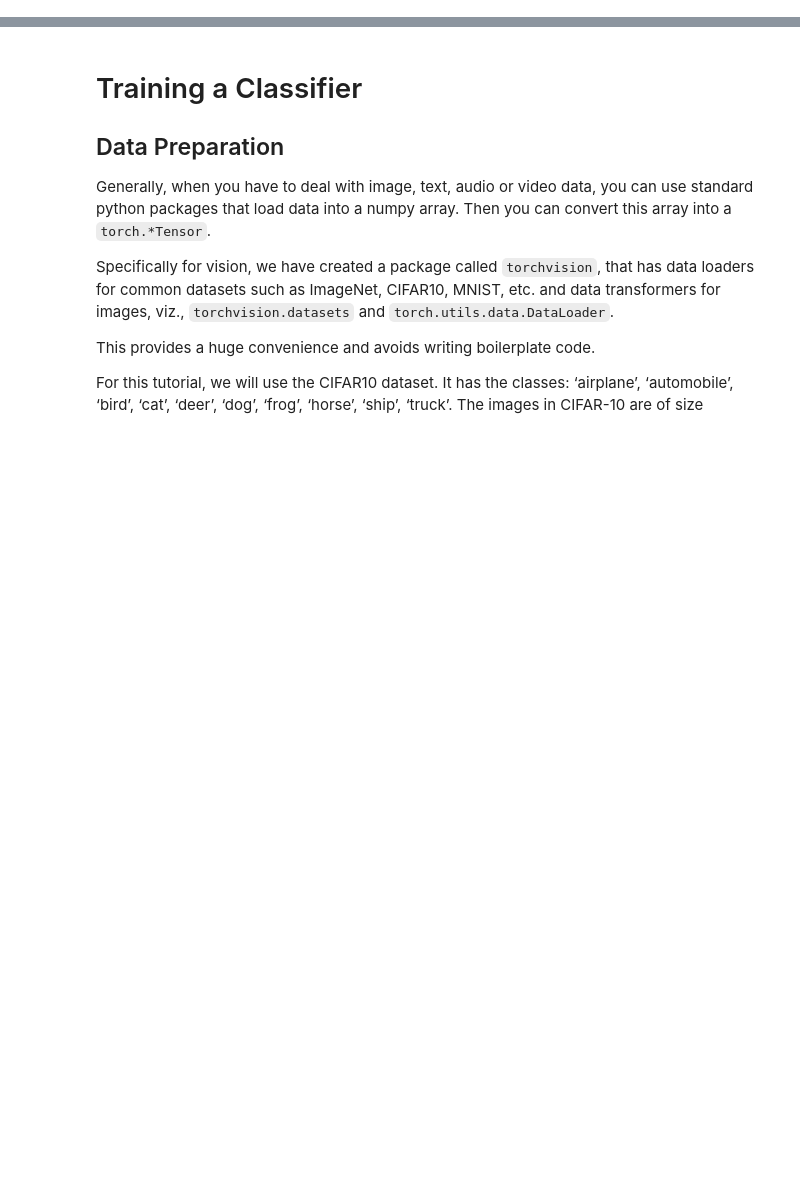
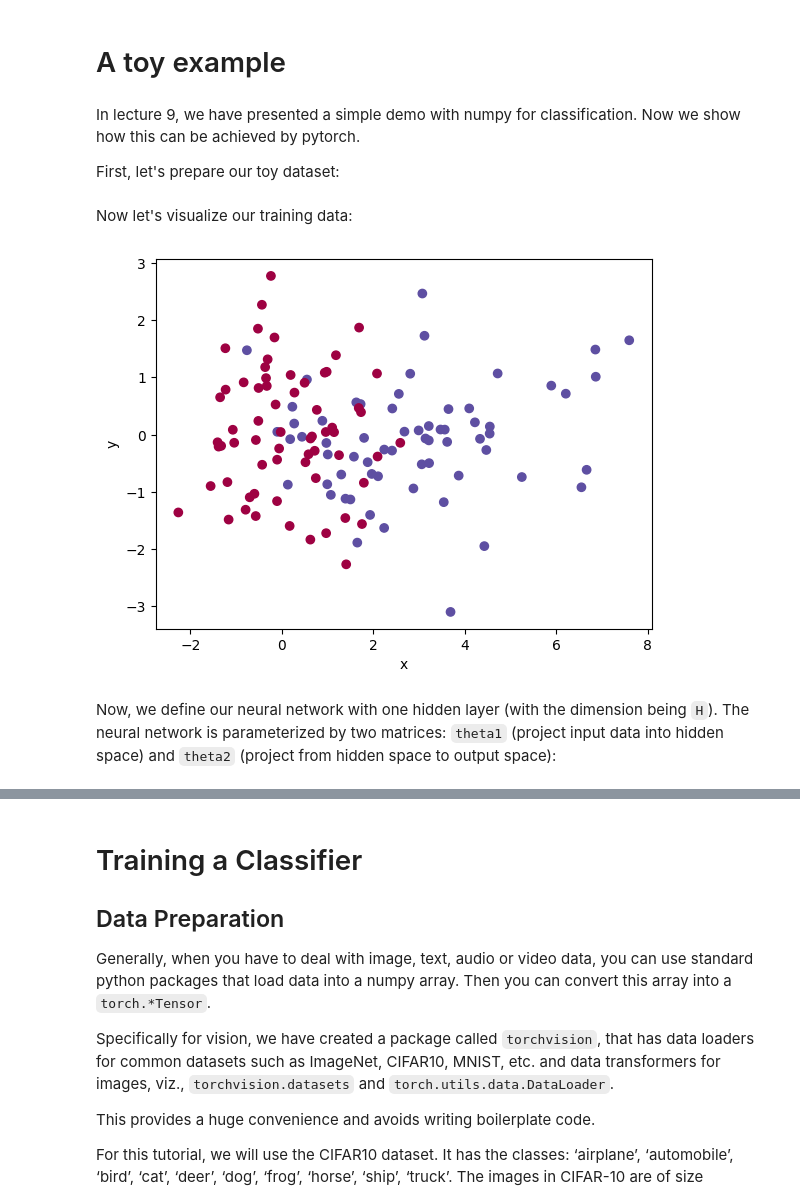
Before and after one commit to nzl-thu/PRMLTA, a Jupyter notebook: cifar10_tutorial.ipynb, the cells around one changed output, grey strips where cells are left out. Cells and saved outputs as stored; diff of their text form; code cells hidden in the pictures; blank space fills up the shorter version.

```diff
--- a/cifar10_tutorial.ipynb
+++ b/cifar10_tutorial.ipynb
@@ -87,0 +133,40 @@ When performing neural network training, we will see a more principled way of cl
+# %% [markdown]
+# A toy example
+# %% [markdown]
+In lecture 9, we have presented a simple demo with numpy for classification. Now we show how this can be achieved by pytorch.
+
+First, let's prepare our toy dataset:
+# %%
+import torch
+from matplotlib import pyplot as plt
+
+# Set random seed for reproducibility
+torch.manual_seed(42)
+
+# Initialize weights and data
+N, Din, H, Dout = 128, 64, 64, 1
+lr = 5e-5
+
+# Training data
+x_train = torch.randn(N, Din)
+y_train = torch.zeros(N, 1)
+x_train[:N // 2, 0] = x_train[:N // 2, 0] * 2 + 3
+y_train[:N // 2, 0] = 1
+
+# Test data
+N_test = N
+x_test = torch.randn(N_test, Din)
+y_test = torch.zeros(N_test, 1)
+x_test[:N_test // 2, 0] = x_test[:N_test // 2, 0] * 2 + 3
+y_test[:N_test // 2, 0] = 1
+# %% [markdown]
+Now let's visualize our training data:
+# %%
+plt.scatter(x_train[:, 0], x_train[:, 1], c=y_train[:, 0], cmap=plt.cm.Spectral)
+plt.xlabel('x')
+plt.ylabel('y')
+plt.show()
+# %% [output]
+[figure, added]
+# %% [markdown]
+Now, we define our neural network with one hidden layer (with the dimension being `H`). The neural network is parameterized by two matrices: `theta1` (project input data into hidden space) and `theta2` (project from hidden space to output space):
```
Also changed, not shown: parts of 65 cells of this notebook, 2 other files.
